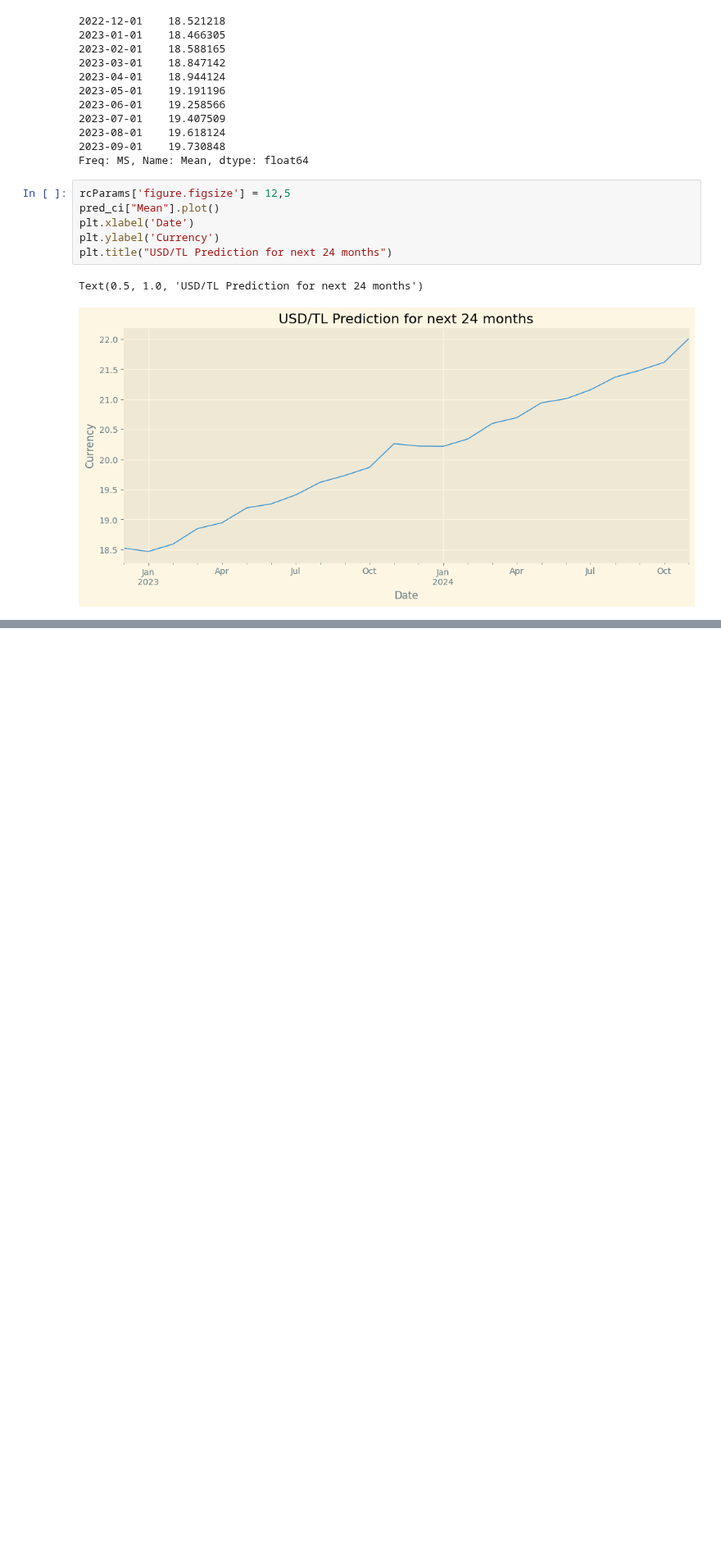
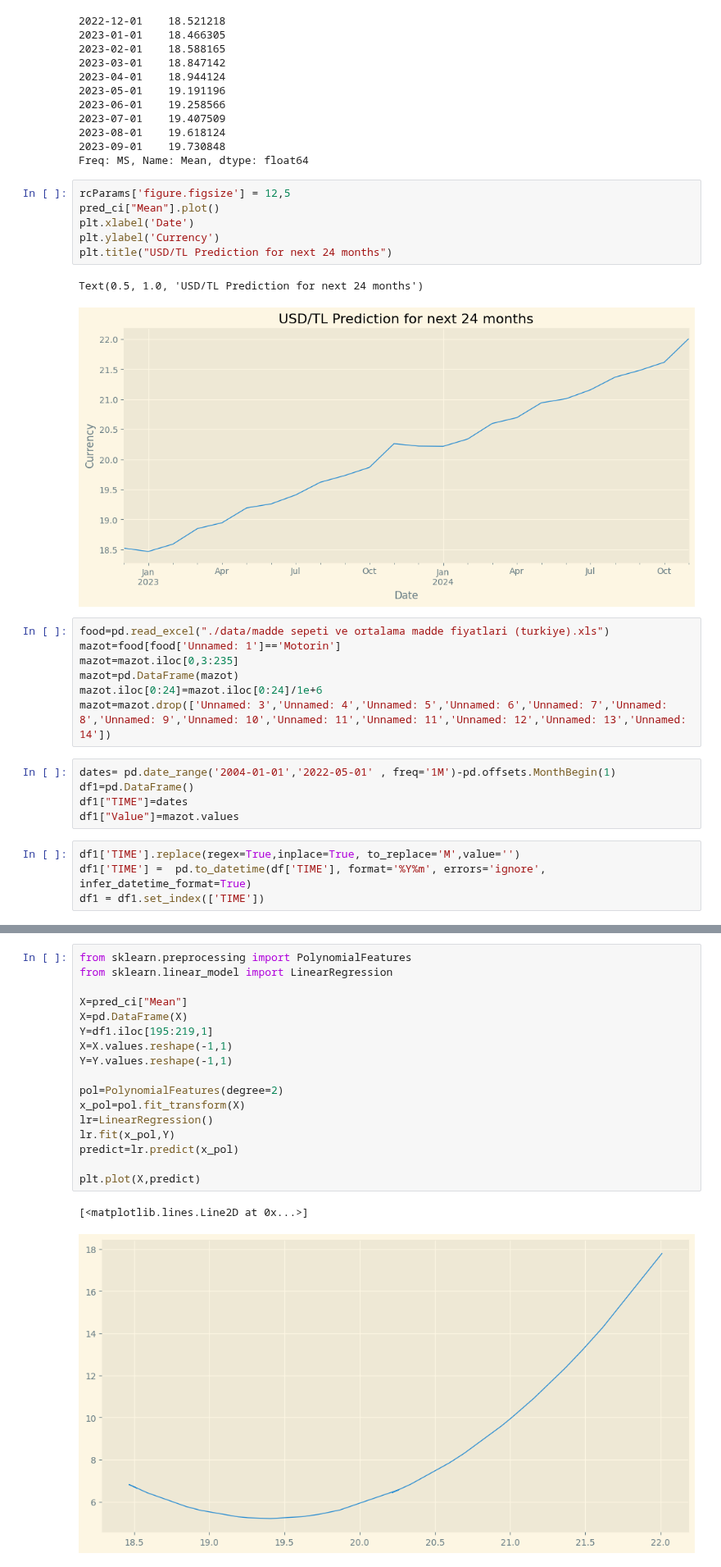
Before and after one commit to kayabo19/Average-Food-Price-Analysis, a Jupyter notebook: Final_Project.ipynb, the cells around one changed output, grey strips where cells are left out. Shown at 82% size. Saved outputs shown, nothing was run; the diff lists cells and outputs as text; blank space fills up the shorter version.

```diff
--- a/Final_Project.ipynb
+++ b/Final_Project.ipynb
@@ -226,3 +226,19 @@ plt.title("USD/TL Prediction for next 24 months")
 # %% [output]
 Text(0.5, 1.0, 'USD/TL Prediction for next 24 months')
 [figure]
+# %%
+food=pd.read_excel("./data/madde sepeti ve ortalama madde fiyatlari (turkiye).xls")
+mazot=food[food['Unnamed: 1']=='Motorin']
+mazot=mazot.iloc[0,3:235]
+mazot=pd.DataFrame(mazot)
+mazot.iloc[0:24]=mazot.iloc[0:24]/1e+6
+mazot=mazot.drop(['Unnamed: 3','Unnamed: 4','Unnamed: 5','Unnamed: 6','Unnamed: 7','Unnamed: 8','Unnamed: 9','Unnamed: 10','Unnamed: 11','Unnamed: 11','Unnamed: 12','Unnamed: 13','Unnamed: 14'])
+# %%
+dates= pd.date_range('2004-01-01','2022-05-01' , freq='1M')-pd.offsets.MonthBegin(1)
+df1=pd.DataFrame()
+df1["TIME"]=dates
+df1["Value"]=mazot.values
+# %%
+df1['TIME'].replace(regex=True,inplace=True, to_replace='M',value='')
+df1['TIME'] =  pd.to_datetime(df['TIME'], format='%Y%m', errors='ignore', infer_datetime_format=True)
+df1 = df1.set_index(['TIME'])
@@ -228,0 +333,20 @@ Text(0.5, 1.0, 'USD/TL Prediction for next 24 months')
+# %%
+from sklearn.preprocessing import PolynomialFeatures
+from sklearn.linear_model import LinearRegression
+
+X=pred_ci["Mean"]
+X=pd.DataFrame(X)
+Y=df1.iloc[195:219,1]
+X=X.values.reshape(-1,1)
+Y=Y.values.reshape(-1,1)
+
+pol=PolynomialFeatures(degree=2)
+x_pol=pol.fit_transform(X)
+lr=LinearRegression()
+lr.fit(x_pol,Y)
+predict=lr.predict(x_pol)
+
+plt.plot(X,predict)
+# %% [output]
+[<matplotlib.lines.Line2D at 0x...>]
+[figure, added]
```
Also changed, not shown: parts of 16 cells of this notebook.
